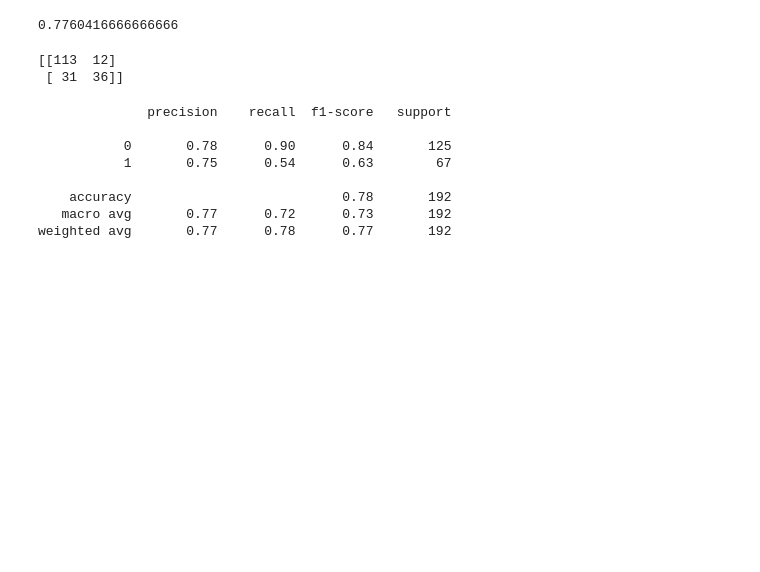
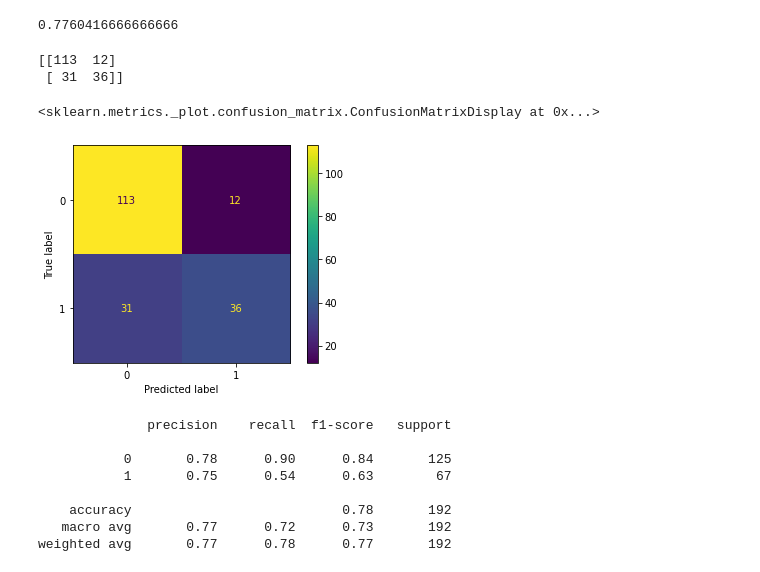
Before and after one commit to mwalbers1/Data-Analytics-Bootcamp, a Jupyter notebook: credit-risk-analysis/module-17/17.4.2-Precision_recall_f1.ipynb, the cells around one changed output. Drawn from its saved outputs; the diff is of its cells as text; code cells hidden in the pictures; blank space fills up the shorter version.

Commit message:
refactor: Plot confusion matrix
Plot confusion matrix using sklearn.metrics.ConfusionMatrixDisplay class

```diff
--- a/credit-risk-analysis/module-17/17.4.2-Precision_recall_f1.ipynb
+++ b/credit-risk-analysis/module-17/17.4.2-Precision_recall_f1.ipynb
@@ -81,6 +82,13 @@ print(matrix)
 # %% [output]
 [[113  12]
  [ 31  36]]
+# %%
+# Plot the confusion matrix
+disp = ConfusionMatrixDisplay(confusion_matrix=matrix, display_labels=classifier.classes_)
+disp.plot()
+# %% [output]
+<sklearn.metrics._plot.confusion_matrix.ConfusionMatrixDisplay at 0x...>
+[figure, added]
 # %%
 report = classification_report(y_test, y_pred)
 print(report)
```
Also changed, not shown: parts of 2 cells of this notebook.
